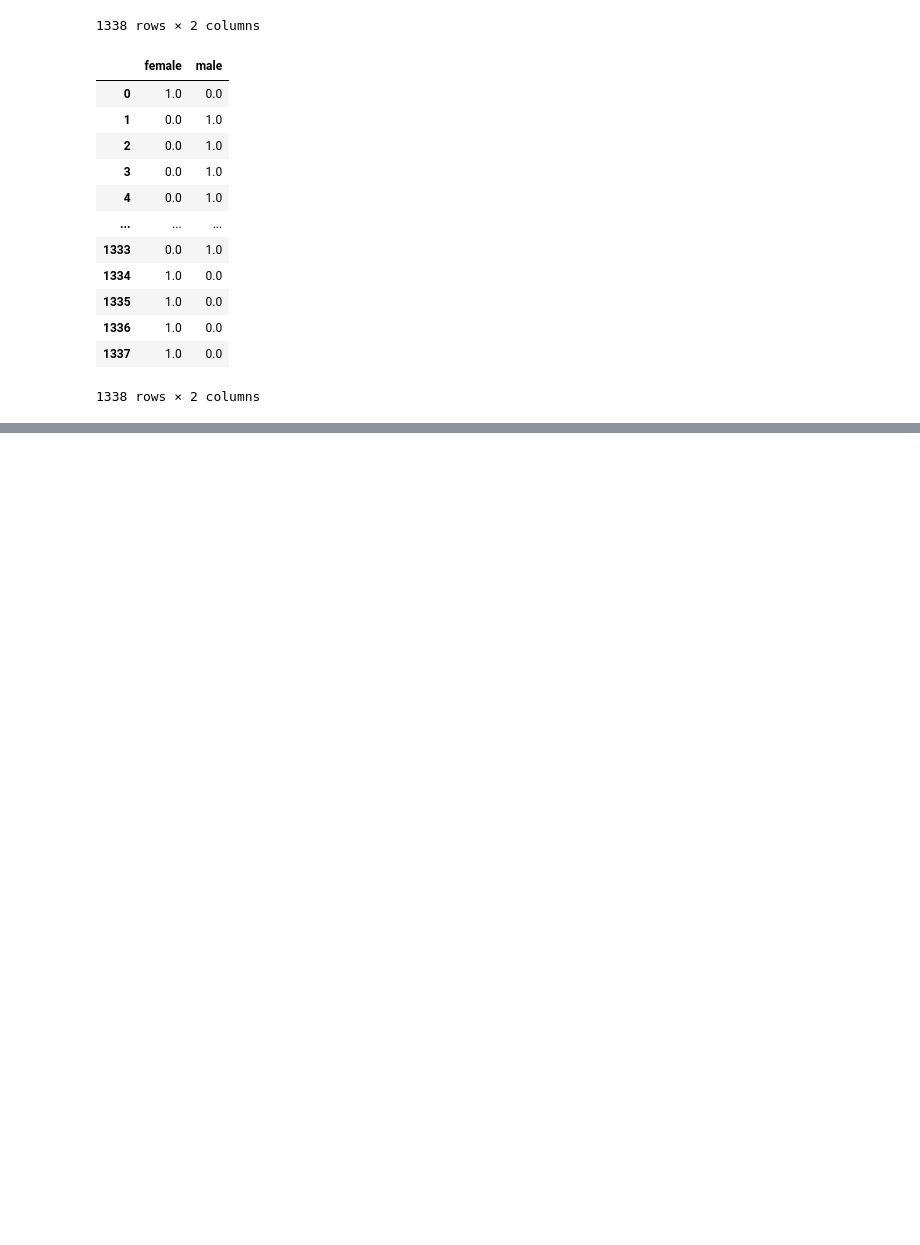
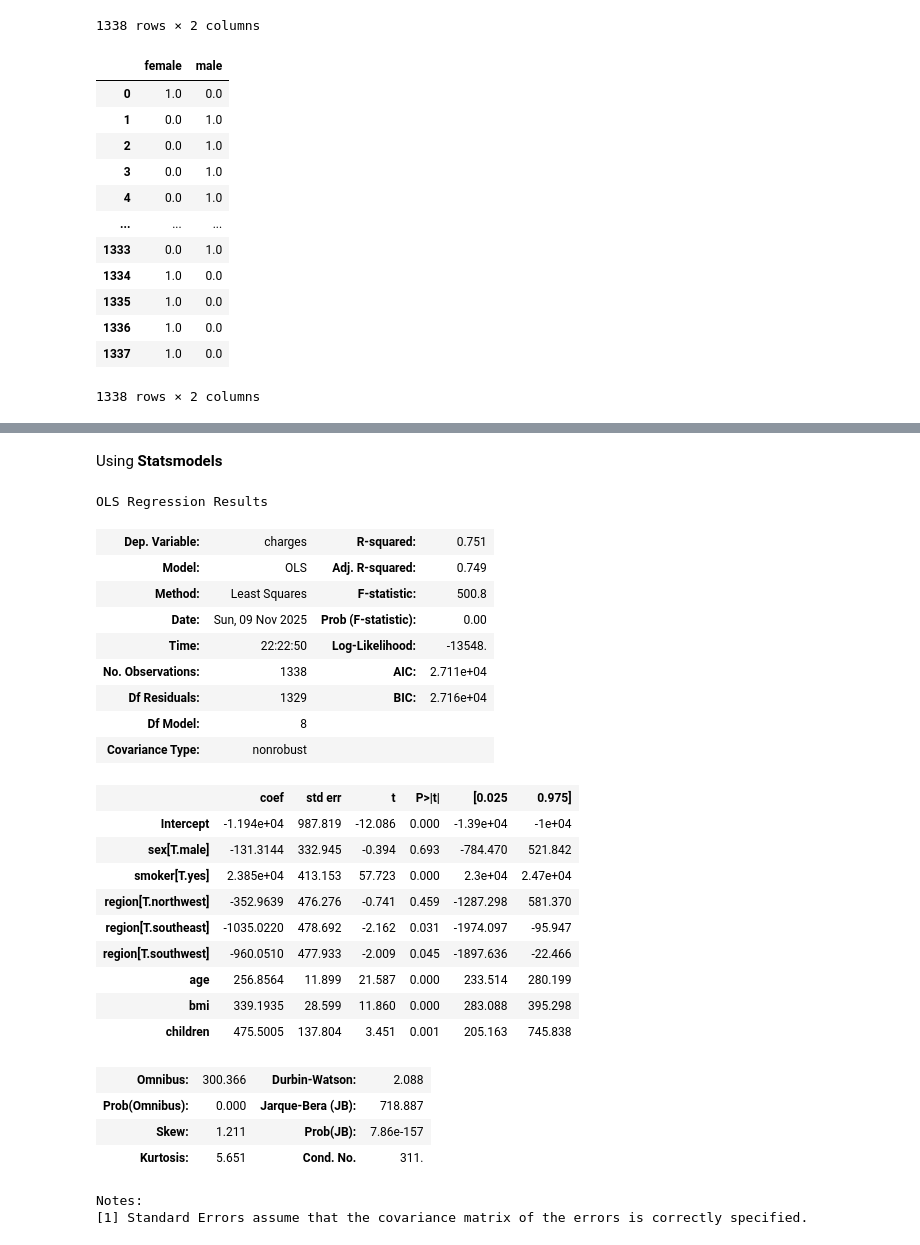
Before and after one commit to leenoah390/medical-pred, a Jupyter notebook: Day05-more_linear_regression.ipynb, the cells around one changed output, grey strips where cells are left out. Drawn from its saved outputs; the diff is of its cells as text; code cells hidden in the pictures; blank space fills up the shorter version.

```diff
--- a/Day05-more_linear_regression.ipynb
+++ b/Day05-more_linear_regression.ipynb
@@ -156,0 +206,33 @@ pd.get_dummies(insurance['sex'], dtype=float)
+# %% [markdown]
+Using **Statsmodels**
+# %%
+full_mod2 = smf.ols('charges ~ age + sex + bmi + children + smoker + region', insurance).fit()
+# %%
+full_mod2.summary()
+# %% [output]
+OLS Regression Results
+| Dep. Variable: | charges | R-squared: | 0.751 |
+| Model: | OLS | Adj. R-squared: | 0.749 |
+| Method: | Least Squares | F-statistic: | 500.8 |
+| Date: | Sun, 09 Nov 2025 | Prob (F-statistic): | 0.00 |
+| Time: | 22:22:50 | Log-Likelihood: | -13548. |
+| No. Observations: | 1338 | AIC: | 2.711e+04 |
+| Df Residuals: | 1329 | BIC: | 2.716e+04 |
+| Df Model: | 8 |  |  |
+| Covariance Type: | nonrobust |  |  |
+|  | coef | std err | t | P>|t| | [0.025 | 0.975] |
+| Intercept | -1.194e+04 | 987.819 | -12.086 | 0.000 | -1.39e+04 | -1e+04 |
+| sex[T.male] | -131.3144 | 332.945 | -0.394 | 0.693 | -784.470 | 521.842 |
+| smoker[T.yes] | 2.385e+04 | 413.153 | 57.723 | 0.000 | 2.3e+04 | 2.47e+04 |
+| region[T.northwest] | -352.9639 | 476.276 | -0.741 | 0.459 | -1287.298 | 581.370 |
+| region[T.southeast] | -1035.0220 | 478.692 | -2.162 | 0.031 | -1974.097 | -95.947 |
+| region[T.southwest] | -960.0510 | 477.933 | -2.009 | 0.045 | -1897.636 | -22.466 |
+| age | 256.8564 | 11.899 | 21.587 | 0.000 | 233.514 | 280.199 |
+| bmi | 339.1935 | 28.599 | 11.860 | 0.000 | 283.088 | 395.298 |
+| children | 475.5005 | 137.804 | 3.451 | 0.001 | 205.163 | 745.838 |
+| Omnibus: | 300.366 | Durbin-Watson: | 2.088 |
+| Prob(Omnibus): | 0.000 | Jarque-Bera (JB): | 718.887 |
+| Skew: | 1.211 | Prob(JB): | 7.86e-157 |
+| Kurtosis: | 5.651 | Cond. No. | 311. |
+Notes:
+[1] Standard Errors assume that the covariance matrix of the errors is correctly specified.
```
Also changed, not shown: parts of 13 cells of this notebook.
